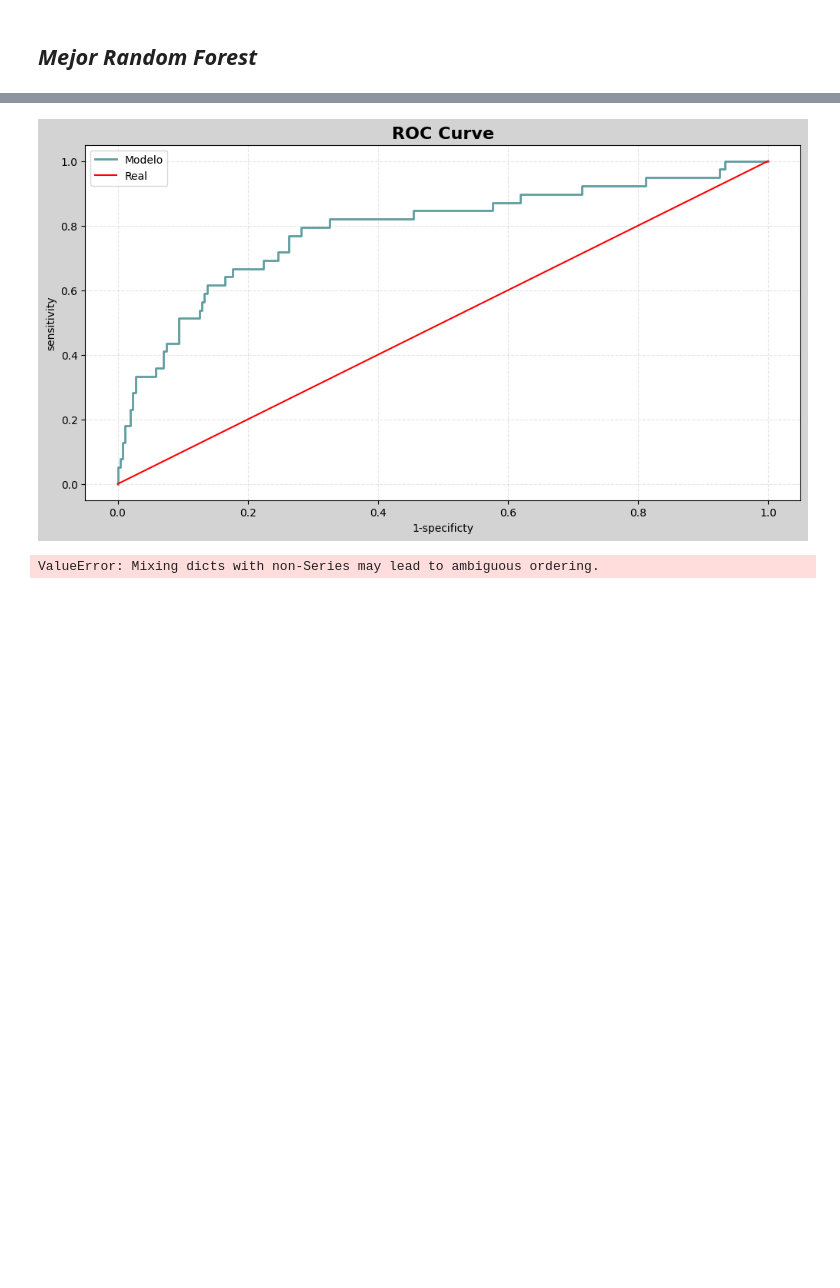
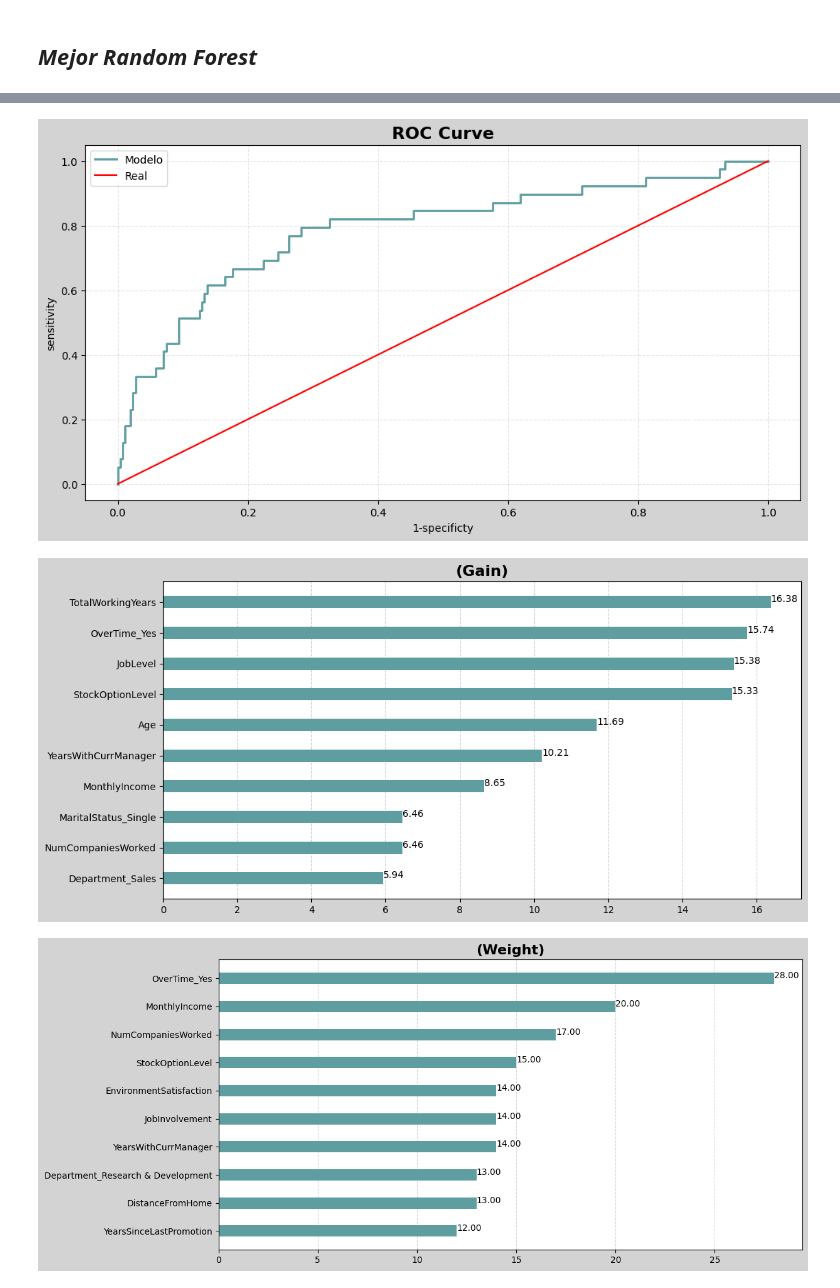
Before and after one commit to luisejdm/Aprendizaje_Estadistico, a Jupyter notebook: Examenes/Examen3_practico.ipynb, the cells around one changed output, grey strips where cells are left out. Cells and saved outputs as stored; diff of their text form; code cells hidden in the pictures; blank space fills up the shorter version.

Commit message:
xgboost codigo fin

```diff
--- a/Examenes/Examen3_practico.ipynb
+++ b/Examenes/Examen3_practico.ipynb
@@ -341,38 +368,11 @@ importance_plot(X_train.columns, gain, '(Gain)')
 # %%
-"""
-XGBoost
---------------------------------------------------------------------------------------------------------
-"""
-def xgboost(X_train, y_train, X_test, y_test):
-    params = {
-        'n_estimators': [100_000],
-        'max_depth': [1, 2, 5, 10],
-        'learning_rate': [0.01, 0.05, 0.1],
-        'reg_lambda': [0.01, 0.1, 1],
-        'tree_method': ['hist'],
-        'eval_metric': ['auc']
-    }
-
-    model = XGBClassifier(eval_metric='auc', n_jobs=-1, random_state=42,early_stopping_rounds=20)
-
-    xgb_grid = GridSearchCV(estimator=model, n_jobs=-1, cv=5, scoring='roc_auc', param_grid=params)
-    xgb_grid.fit(X_train, y_train, eval_set=[(X_train, y_train), (X_test, y_test)], verbose=0)
-
-    best_model = xgb_grid.best_estimator_
-    predicciones = best_model.predict_proba(X_test)[:, 1]
-    auc = roc_auc_score(y_test, predicciones)
-
-    weight = best_model.get_booster().get_score(importance_type='weight')
-    gain = best_model.get_booster().get_score(importance_type='gain')
-
-    return best_model, predicciones, auc, weight, gain
-
 xgboost_model, predicciones, auc, weight, gain = xgboost(X_train, y_train, X_test, y_test)
 guardar_resultado('XGBoost', auc, resultados_modelos, resultados_auc)
 plot_results(predicciones, y_test, 10)
-importance_plot(X_train.columns, gain, '(Gain)')
-importance_plot(X_train.columns, weight, '(Weight)')
+importance_plot(gain.keys(), gain.values(), '(Gain)')
+importance_plot(weight.keys(), weight.values(), '(Weight)')
 # %% [output]
 [figure]
 [figure]
-ValueError: Mixing dicts with non-Series may lead to ambiguous ordering.
+[figure, added]
+[figure, added]
```
Also changed, not shown: parts of 9 cells of this notebook.
